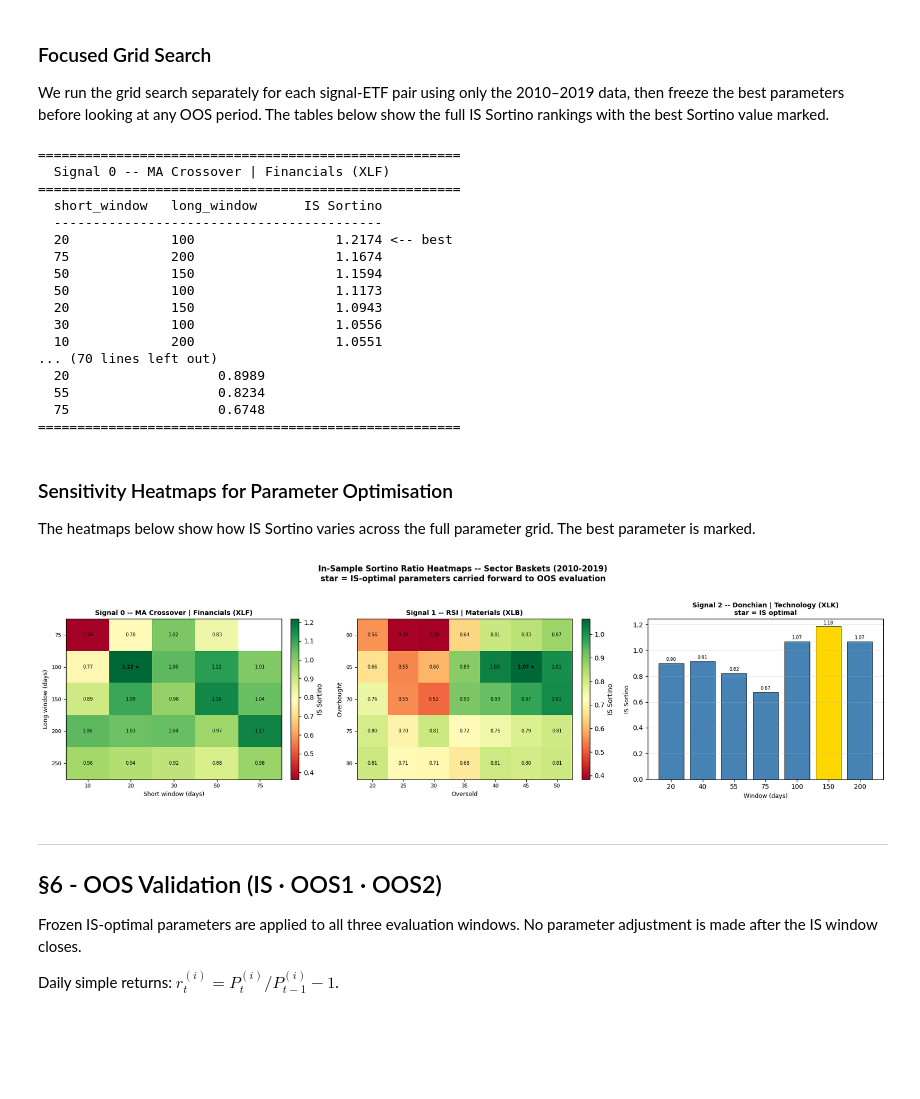
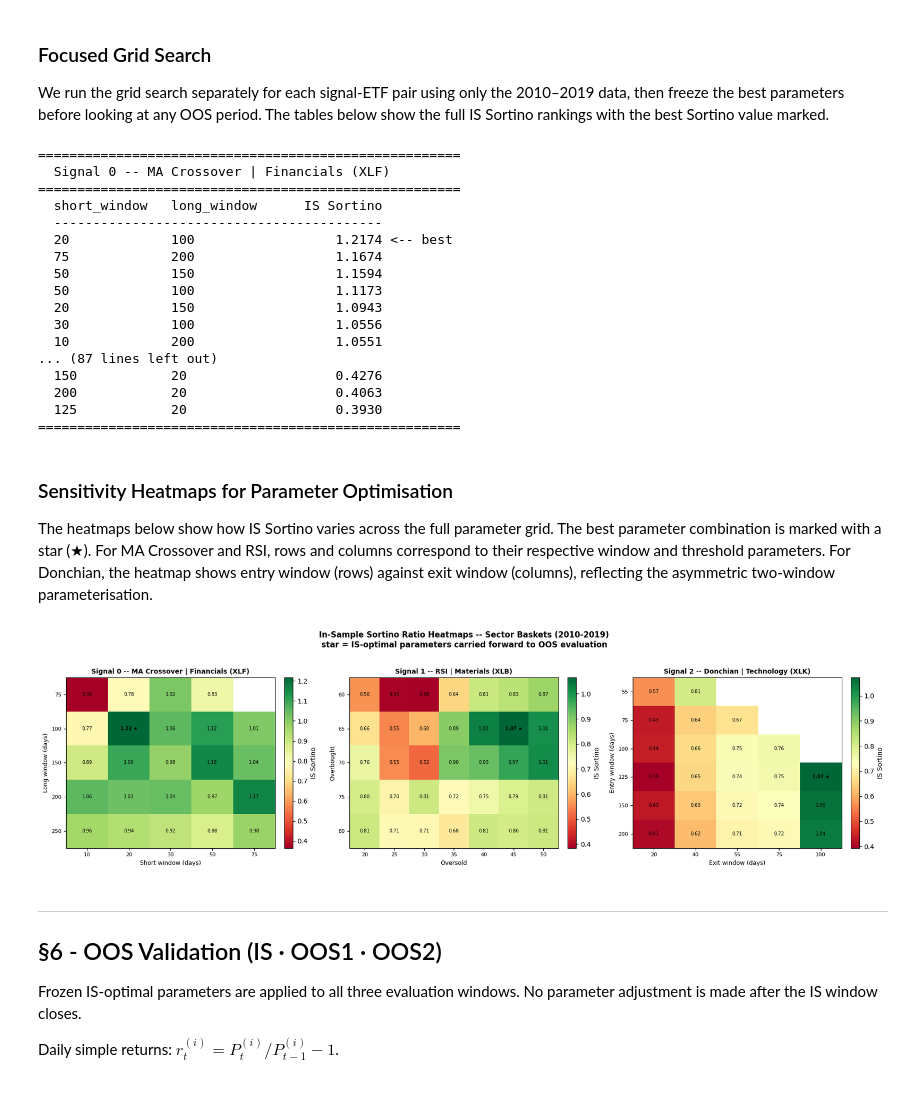
Before and after one commit to daan1shh/Computational-Finance, a Jupyter notebook: research_notebook_group7_backup.ipynb, the cells around one changed output. Drawn from its saved outputs; the diff is of its cells as text; code cells hidden in the pictures; blank space fills up the shorter version.

Commit message:
donchian now fixed with 2 windows

```diff
--- a/research_notebook_group7_backup.ipynb
+++ b/research_notebook_group7_backup.ipynb
@@ -522,7 +524,8 @@ short_windows     = [10, 20, 30, 50, 75]
 long_windows      = [75, 100, 150, 200, 250]
 oversold_levels   = [20, 25, 30, 35, 40, 45, 50]
 overbought_levels = [60, 65, 70, 75, 80]
-donchian_windows  = [20, 40, 55, 75, 100, 150, 200]
+donchian_entry_windows = [55, 75, 100, 125, 150, 200]
+donchian_exit_windows  = [20, 40, 55, 75, 100]
 
 # Grid search Signal 0: MA Crossover on XLF
 ma_grid_results = []
@@ -546,11 +549,15 @@ for os_ in oversold_levels:
 
 best_rsi = max(rsi_grid_results, key=lambda x: x[1] if x[1]==x[1] else -1e9)[0]
 
-# Grid search Signal 2: Donchian on XLK (single window param)
+# Grid search Signal 2: Donchian on XLK (asymmetric entry/exit windows)
 donchian_grid_results = []
-for window in donchian_windows:
-    score = module.basket_sortino(module.donchian_signal, df_technology_is, window=window)
-    donchian_grid_results.append(({'window': window}, score))
+for ew in donchian_entry_windows:
+    for xw in donchian_exit_windows:
+        if xw >= ew:
+            continue
+        score = module.basket_sortino(module.donchian_signal, df_technology_is,
+                                      entry_window=ew, exit_window=xw)
+        donchian_grid_results.append(({'entry_window': ew, 'exit_window': xw}, score))
 
 best_don = max(donchian_grid_results, key=lambda x: x[1] if x[1]==x[1] else -1e9)[0]
 
@@ -587,7 +594,7 @@ print_grid_results(rsi_grid_results,
                    'oversold', 'overbought')
 print_grid_results(donchian_grid_results,
                    'Signal 2 -- Donchian | Technology (XLK)',
-                   'window')
+                   'entry_window', 'exit_window')
 # %% [output]
 ======================================================
   Signal 0 -- MA Crossover | Financials (XLF)
@@ -601,15 +608,15 @@ print_grid_results(donchian_grid_results,
   20             150                  1.0943
   30             100                  1.0556
   10             200                  1.0551
-... (70 lines left out)
-  20                   0.8989
-  55                   0.8234
-  75                   0.6748
+... (87 lines left out)
+  150            20                   0.4276
+  200            20                   0.4063
+  125            20                   0.3930
 ======================================================
 # %% [markdown]
 ### Sensitivity Heatmaps for Parameter Optimisation
 
-The heatmaps below show how IS Sortino varies across the full parameter grid. The best parameter is marked.
+The heatmaps below show how IS Sortino varies across the full parameter grid. The best parameter combination is marked with a star (★). For MA Crossover and RSI, rows and columns correspond to their respective window and threshold parameters. For Donchian, the heatmap shows entry window (rows) against exit window (columns), reflecting the asymmetric two-window parameterisation.
 # %%
 def build_matrix(grid_results, row_vals, col_vals, row_key, col_key):
     mat = np.full((len(row_vals), len(col_vals)), np.nan)
@@ -626,47 +633,46 @@ rsi_matrix = build_matrix(rsi_grid_results, overbought_levels, oversold_levels,
                           'overbought', 'oversold')
 
 fig, axes = plt.subplots(1, 3, figsize=(18, 5))
 fig.suptitle(
     'In-Sample Sortino Ratio Heatmaps -- Sector Baskets (2010-2019)\n'
     'star = IS-optimal parameters carried forward to OOS evaluation',
     fontsize=12, fontweight='bold', y=1.02)
 
 module.draw_heatmap(axes[0], ma_matrix,
              [str(l) for l in long_windows],
              [str(s) for s in short_windows],
              'Long window (days)', 'Short window (days)',
              'Signal 0 -- MA Crossover | Financials (XLF)',
              star_row=long_windows.index(best_ma_params['long_window']),
              star_col=short_windows.index(best_ma_params['short_window']),
              colorbar_label='IS Sortino')
 
 module.draw_heatmap(axes[1], rsi_matrix,
              [str(ob) for ob in overbought_levels],
              [str(os_) for os_ in oversold_levels],
              'Overbought', 'Oversold',
              'Signal 1 -- RSI | Materials (XLB)',
              star_row=overbought_levels.index(best_rsi_params['overbought']),
              star_col=oversold_levels.index(best_rsi_params['oversold']),
              colorbar_label='IS Sortino')
 
-# Donchian: 1-parameter sweep -- bar chart
-ax3 = axes[2]
-don_scores = [s for _, s in donchian_grid_results]
-colors = ['gold' if {'window': w} == best_donchian_params else 'steelblue'
-          for w in donchian_windows]
-ax3.bar([str(w) for w in donchian_windows], don_scores, color=colors, edgecolor='black', lw=0.6)
-ax3.set_xlabel('Window (days)', fontsize=9)
-ax3.set_ylabel('IS Sortino', fontsize=9)
-ax3.set_title('Signal 2 -- Donchian | Technology (XLK)\nstar = IS optimal', fontsize=10, fontweight='bold')
-ax3.grid(True, axis='y', alpha=0.3)
-for i, (w, s) in enumerate(zip(donchian_windows, don_scores)):
-    if s == s:
-        ax3.text(i, s + 0.01, f'{s:.2f}', ha='center', va='bottom', fontsize=7)
+# Donchian: 2-D heatmap (entry_window × exit_window)
+don_matrix = build_matrix(donchian_grid_results,
+                          donchian_entry_windows, donchian_exit_windows,
+                          'entry_window', 'exit_window')
+module.draw_heatmap(axes[2], don_matrix,
+             [str(ew) for ew in donchian_entry_windows],
+             [str(xw) for xw in donchian_exit_windows],
+             'Entry window (days)', 'Exit window (days)',
+             'Signal 2 -- Donchian | Technology (XLK)',
+             star_row=donchian_entry_windows.index(best_donchian_params['entry_window']),
+             star_col=donchian_exit_windows.index(best_donchian_params['exit_window']),
+             colorbar_label='IS Sortino')
 
 plt.tight_layout()
 plt.show()
 # %% [output]
-[figure, old version]
+[figure, new version]
 # %% [markdown]
 ---
 ## §6 - OOS Validation (IS · OOS1 · OOS2)
```
Also changed, not shown: parts of 10 cells of this notebook, 2 other files.
